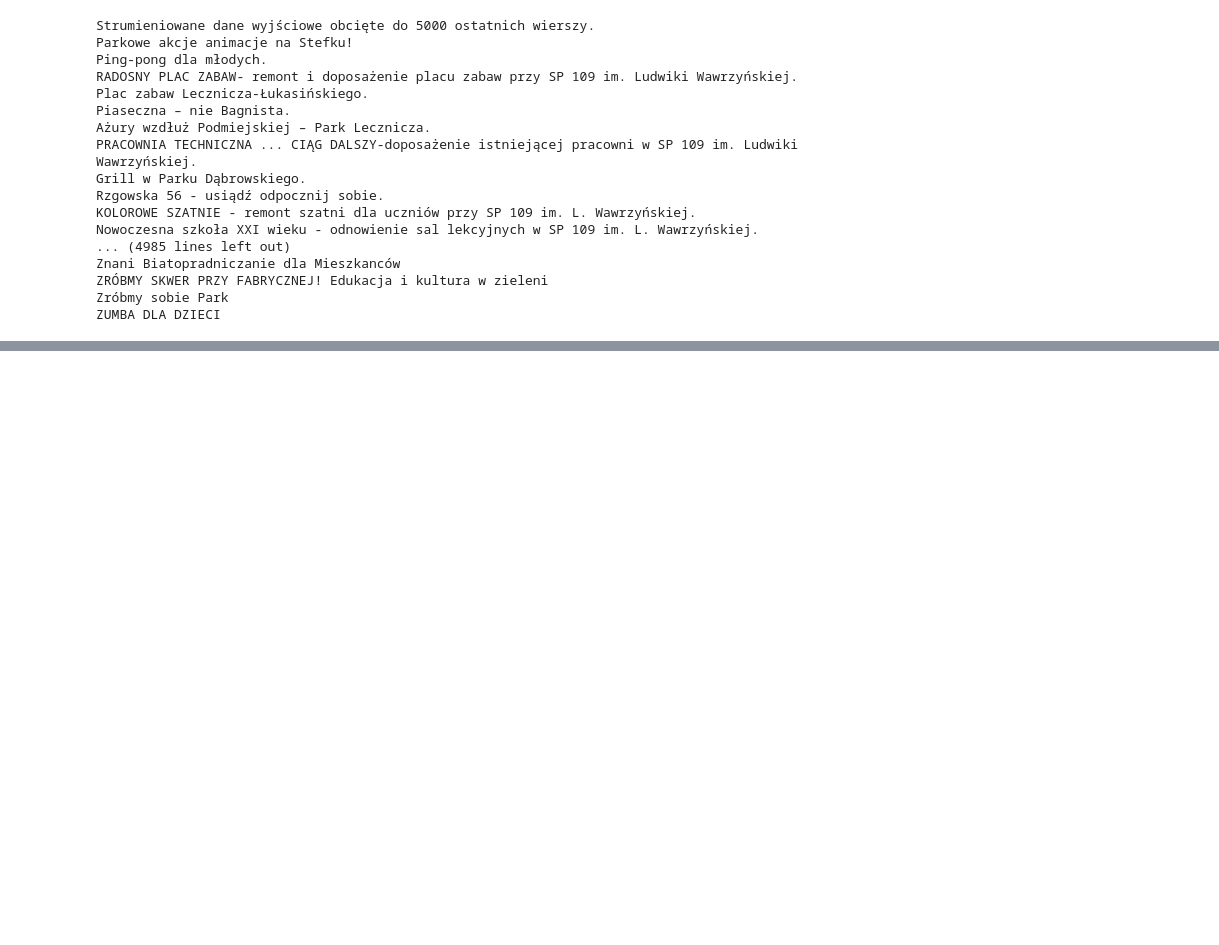
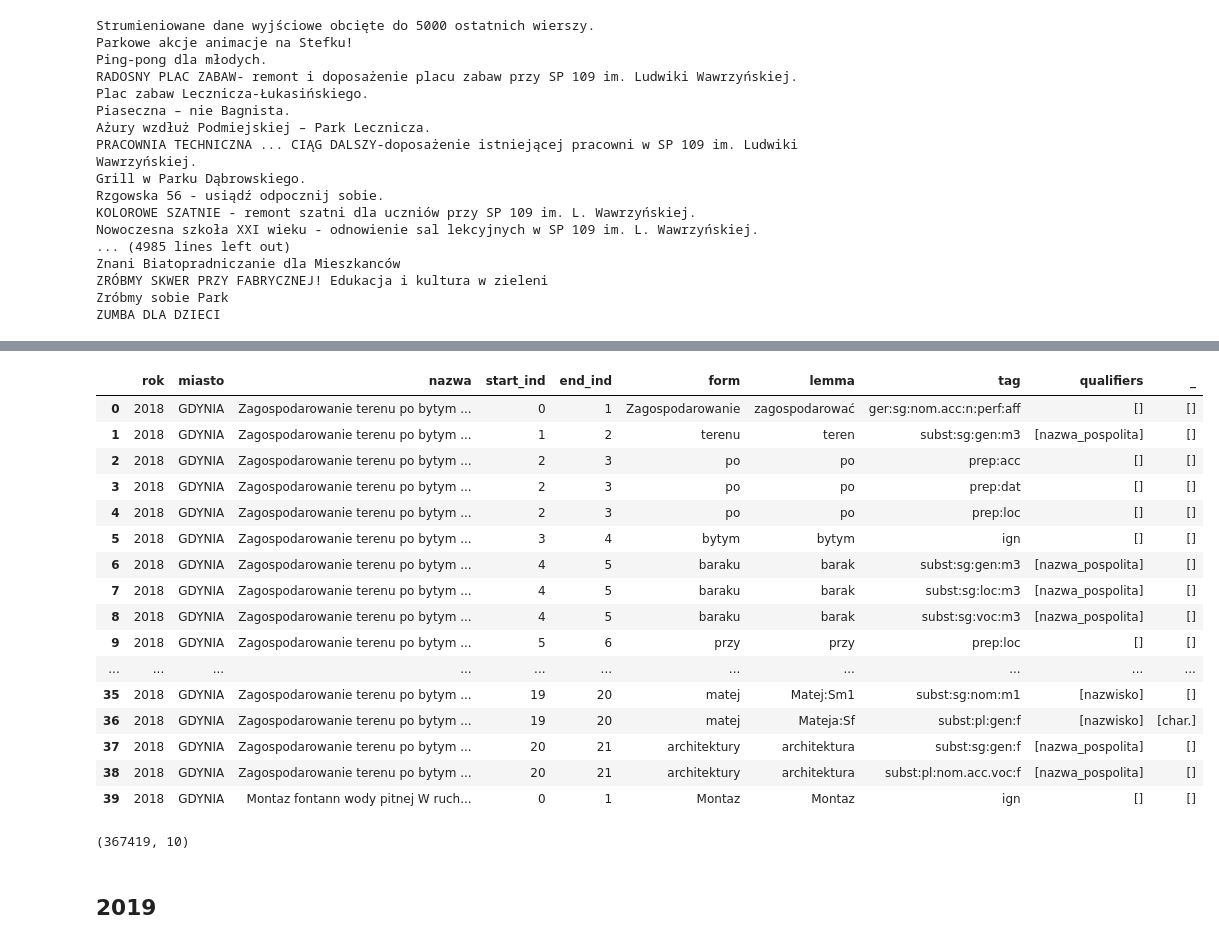
Before and after one commit to malowana/NLP_budzet_obywatelski, a Jupyter notebook: BO_analiza_morfologiczna2.ipynb, the cells around one changed output, grey strips where cells are left out. Drawn from its saved outputs; the diff is of its cells as text; code cells hidden in the pictures; blank space fills up the shorter version.

```diff
--- a/BO_analiza_morfologiczna2.ipynb
+++ b/BO_analiza_morfologiczna2.ipynb
@@ -363,0 +306,3 @@ df_roc_morf4.shape
+# %%
+df_2018 = df[df['rok'] == 2018]
+df_2018.head(10)
@@ -363,0 +321,42 @@ df_roc_morf4.shape
+# %%
+data_2018 =[]
+# %%
+def morfeusz_create_morf_table(df, data):
+  for rows in range(1,df.shape[0]):
+    text = df.iloc[rows, 2]
+    miasto = df.iloc[rows, 1]
+    rok = df.iloc[rows, 0]
+    #print(text)
+    analysis = morf.analyse(text)
+    for interpretation in analysis:
+        start_ind, end_ind, interp = interpretation
+        form, lemma, tag, qualifiers, _ = interpretation[2]
+        data.append((rok, miasto, text, start_ind, end_ind, form,lemma,tag,qualifiers,_))
+  return data
+# %%
+cols=['rok','miasto','nazwa','start_ind', 'end_ind', 'form','lemma','tag','qualifiers','_']
+list_morf = morfeusz_create_morf_table(df_2018, data_2018)
+df_2018_morf = pd.DataFrame(list_morf, columns=cols)
+df_2018_morf.head(40)
+# %% [output]
+|  | rok | miasto | nazwa | start_ind | end_ind | form | lemma | tag | qualifiers | _ |
+| 0 | 2018 | GDYNIA | Zagospodarowanie terenu po bytym ... | 0 | 1 | Zagospodarowanie | zagospodarować | ger:sg:nom.acc:n:perf:aff | [] | [] |
+| 1 | 2018 | GDYNIA | Zagospodarowanie terenu po bytym ... | 1 | 2 | terenu | teren | subst:sg:gen:m3 | [nazwa_pospolita] | [] |
+| 2 | 2018 | GDYNIA | Zagospodarowanie terenu po bytym ... | 2 | 3 | po | po | prep:acc | [] | [] |
+| 3 | 2018 | GDYNIA | Zagospodarowanie terenu po bytym ... | 2 | 3 | po | po | prep:dat | [] | [] |
+| 4 | 2018 | GDYNIA | Zagospodarowanie terenu po bytym ... | 2 | 3 | po | po | prep:loc | [] | [] |
+| 5 | 2018 | GDYNIA | Zagospodarowanie terenu po bytym ... | 3 | 4 | bytym | bytym | ign | [] | [] |
+| 6 | 2018 | GDYNIA | Zagospodarowanie terenu po bytym ... | 4 | 5 | baraku | barak | subst:sg:gen:m3 | [nazwa_pospolita] | [] |
+| 7 | 2018 | GDYNIA | Zagospodarowanie terenu po bytym ... | 4 | 5 | baraku | barak | subst:sg:loc:m3 | [nazwa_pospolita] | [] |
+| 8 | 2018 | GDYNIA | Zagospodarowanie terenu po bytym ... | 4 | 5 | baraku | barak | subst:sg:voc:m3 | [nazwa_pospolita] | [] |
+| 9 | 2018 | GDYNIA | Zagospodarowanie terenu po bytym ... | 5 | 6 | przy | przy | prep:loc | [] | [] |
+| ... | ... | ... | ... | ... | ... | ... | ... | ... | ... | ... |
+| 35 | 2018 | GDYNIA | Zagospodarowanie terenu po bytym ... | 19 | 20 | matej | Matej:Sm1 | subst:sg:nom:m1 | [nazwisko] | [] |
+| 36 | 2018 | GDYNIA | Zagospodarowanie terenu po bytym ... | 19 | 20 | matej | Mateja:Sf | subst:pl:gen:f | [nazwisko] | [char.] |
+| 37 | 2018 | GDYNIA | Zagospodarowanie terenu po bytym ... | 20 | 21 | architektury | architektura | subst:sg:gen:f | [nazwa_pospolita] | [] |
+| 38 | 2018 | GDYNIA | Zagospodarowanie terenu po bytym ... | 20 | 21 | architektury | architektura | subst:pl:nom.acc.voc:f | [nazwa_pospolita] | [] |
+| 39 | 2018 | GDYNIA | Montaz fontann wody pitnej W ruch... | 0 | 1 | Montaz | Montaz | ign | [] | [] |
+# %%
+df_2018_morf.shape
+# %% [output]
+(367419, 10)
@@ -363,0 +365,2 @@ df_roc_morf4.shape
+# %% [markdown]
+## 2019
```
Also changed, not shown: parts of 42 cells of this notebook.
